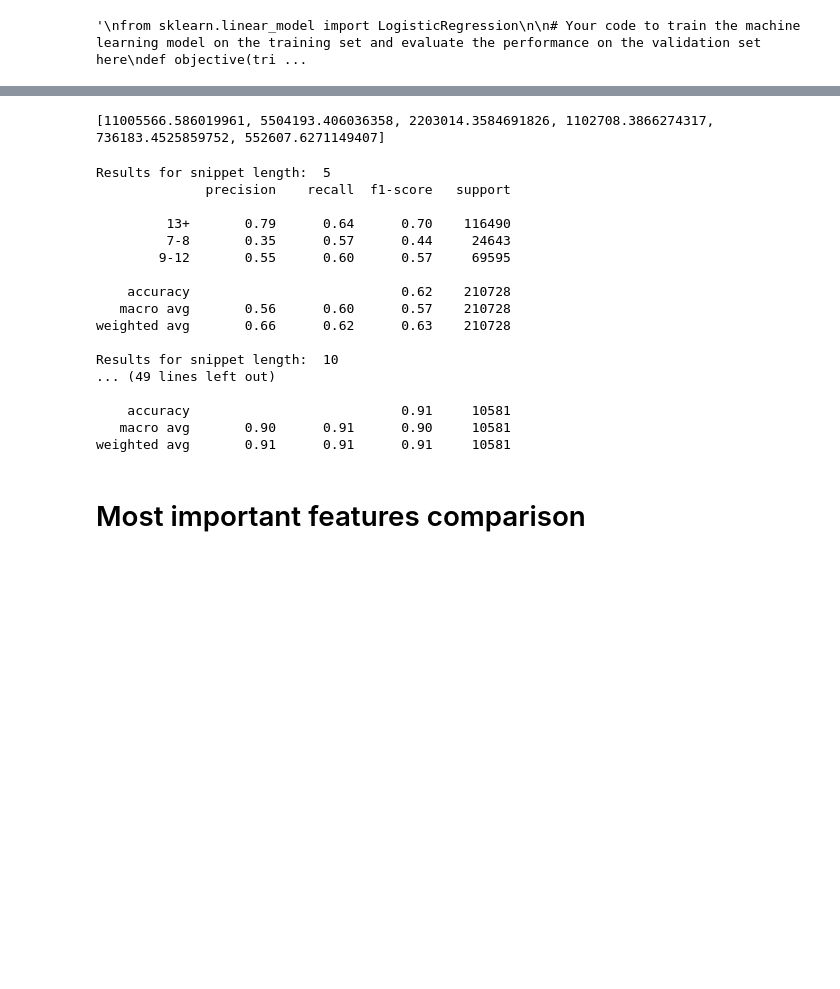
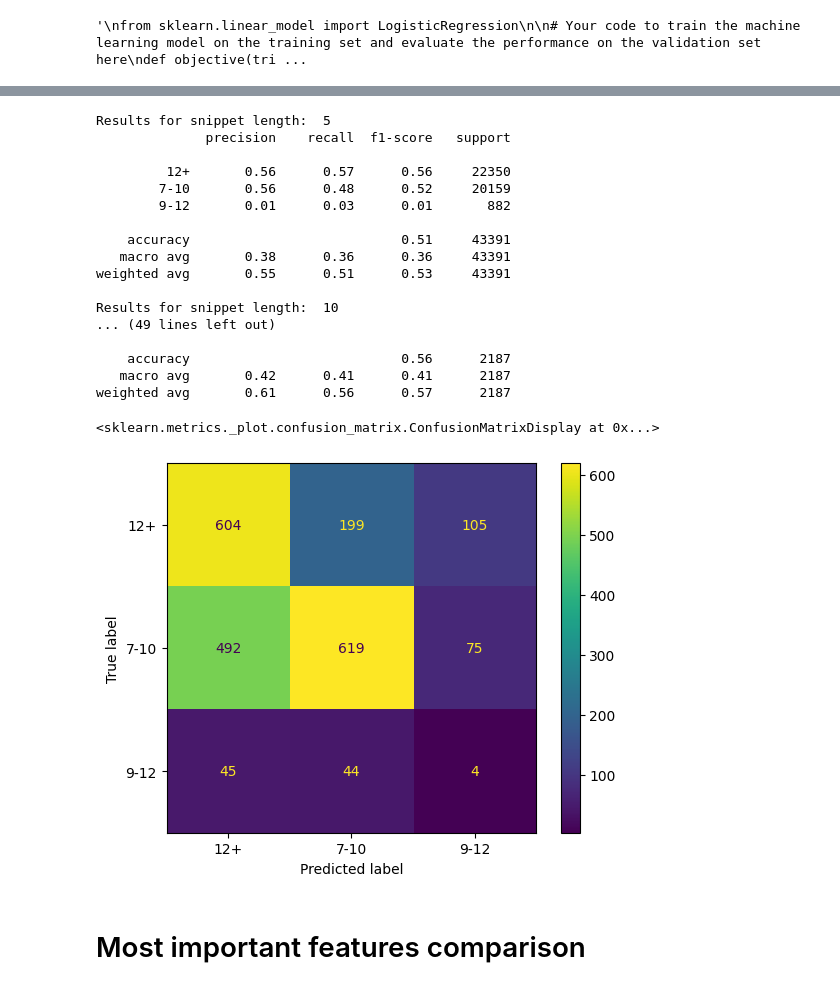
Before and after one commit to TurkuNLP/TCBC_feature_analysis, a Jupyter notebook: ParamOptimForSnippets.ipynb, the cells around one changed output, grey strips where cells are left out. Drawn from its saved outputs; the diff is of its cells as text; code cells hidden in the pictures; blank space fills up the shorter version.

```diff
--- a/ParamOptimForSnippets.ipynb
+++ b/ParamOptimForSnippets.ipynb
@@ -187,7 +232,7 @@ vectorizers = [TfidfVectorizer(norm='l2', tokenizer=conllu_tokenizer, preprocess
 # %%
-vecd_train_datas = [vectorizers[i].transform(train_dss[i]['conllu']) for i in range(len(SNIPPET_LENS))]
-vecd_eval_datas = [vectorizers[i].transform(eval_dss[i]['conllu']) for i in range(len(SNIPPET_LENS))]
-vecd_test_datas = [vectorizers[i].transform(test_dss[i]['conllu']) for i in range(len(SNIPPET_LENS))]
+vecd_train_datas = [vectorizers[i].transform(train_dss[i]['raw_text']) for i in range(len(SNIPPET_LENS))]
+vecd_eval_datas = [vectorizers[i].transform(eval_dss[i]['raw_text']) for i in range(len(SNIPPET_LENS))]
+vecd_test_datas = [vectorizers[i].transform(test_dss[i]['raw_text']) for i in range(len(SNIPPET_LENS))]
 # %%
 from scipy.stats import hmean
 # Your code to train the machine learning model on the training set and evaluate the performance on the validation set here
@@ -277,43 +316,42 @@ Best trial (number 15):
 # %%
 classifiers = {}
+p = {}
-# %%
-c_scalers = []
-for i in range(len(SNIPPET_LENS)):
-    c_scalers.append(best_trial.params['c']*(float(len(train_dss[i]['conllu']) * np.sqrt(0.7)) ))
-# %%
-print(c_scalers)
-# %% [output]
-[11005566.586019961, 5504193.406036358, 2203014.3584691826, 1102708.3866274317, 736183.4525859752, 552607.6271149407]
 # %%
 for i in range(len(SNIPPET_LENS)):
     clf = LinearSVC(
     loss='squared_hinge', penalty='l2',
                     random_state=42,
-                    C=62.42249746377182,
+                    C=best_trial.params['c'],
                     tol=best_trial.params['tol'])
     clf.fit(vecd_train_datas[i], train_dss[i]['label'])
     classifiers[SNIPPET_LENS[i]] = clf
-    test_predict = clf.predict(vecd_test_datas[i])
+    test_predict = clf.predict(vecd_eval_datas[i])
     print("Results for snippet length: ",SNIPPET_LENS[i])
-    print(metrics.classification_report(test_predict, test_dss[i]['label']))
+    print(metrics.classification_report(test_predict, eval_dss[i]['label']))
+    p[i] = metrics.ConfusionMatrixDisplay(confusion_matrix=metrics.confusion_matrix(test_predict, eval_dss[i]['label']), display_labels=clf.classes_)
 # %% [output]
 Results for snippet length:  5
               precision    recall  f1-score   support
 
-         13+       0.79      0.64      0.70    116490
-         7-8       0.35      0.57      0.44     24643
-        9-12       0.55      0.60      0.57     69595
+         12+       0.56      0.57      0.56     22350
+        7-10       0.56      0.48      0.52     20159
+        9-12       0.01      0.03      0.01       882
 
-    accuracy                           0.62    210728
-   macro avg       0.56      0.60      0.57    210728
-weighted avg       0.66      0.62      0.63    210728
+    accuracy                           0.51     43391
+   macro avg       0.38      0.36      0.36     43391
+weighted avg       0.55      0.51      0.53     43391
 
 Results for snippet length:  10
 ... (49 lines left out)
 
-    accuracy                           0.91     10581
-   macro avg       0.90      0.91      0.90     10581
-weighted avg       0.91      0.91      0.91     10581
+    accuracy                           0.56      2187
+   macro avg       0.42      0.41      0.41      2187
+weighted avg       0.61      0.56      0.57      2187
+# %%
+p[5].plot()
+# %% [output]
+<sklearn.metrics._plot.confusion_matrix.ConfusionMatrixDisplay at 0x...>
+[figure, added]
 # %% [markdown]
 # Most important features comparison
 # %%
```
Also changed, not shown: parts of 16 cells of this notebook, 9 other files.
